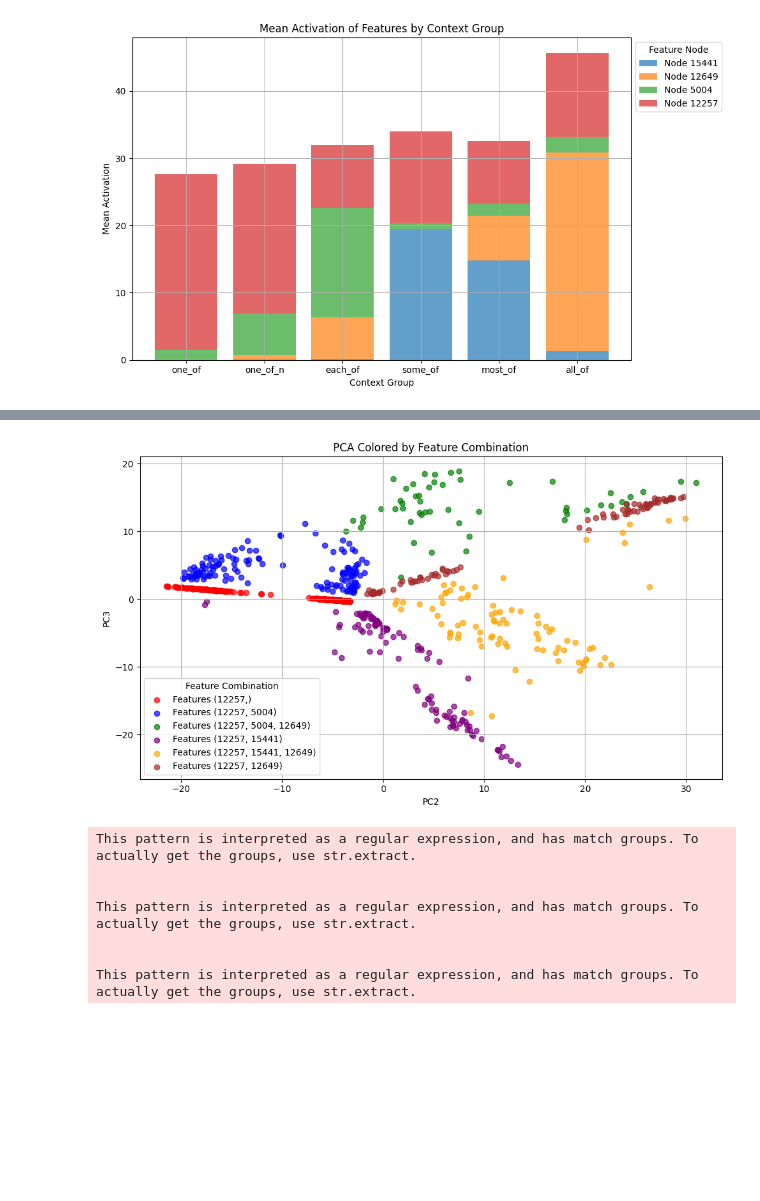
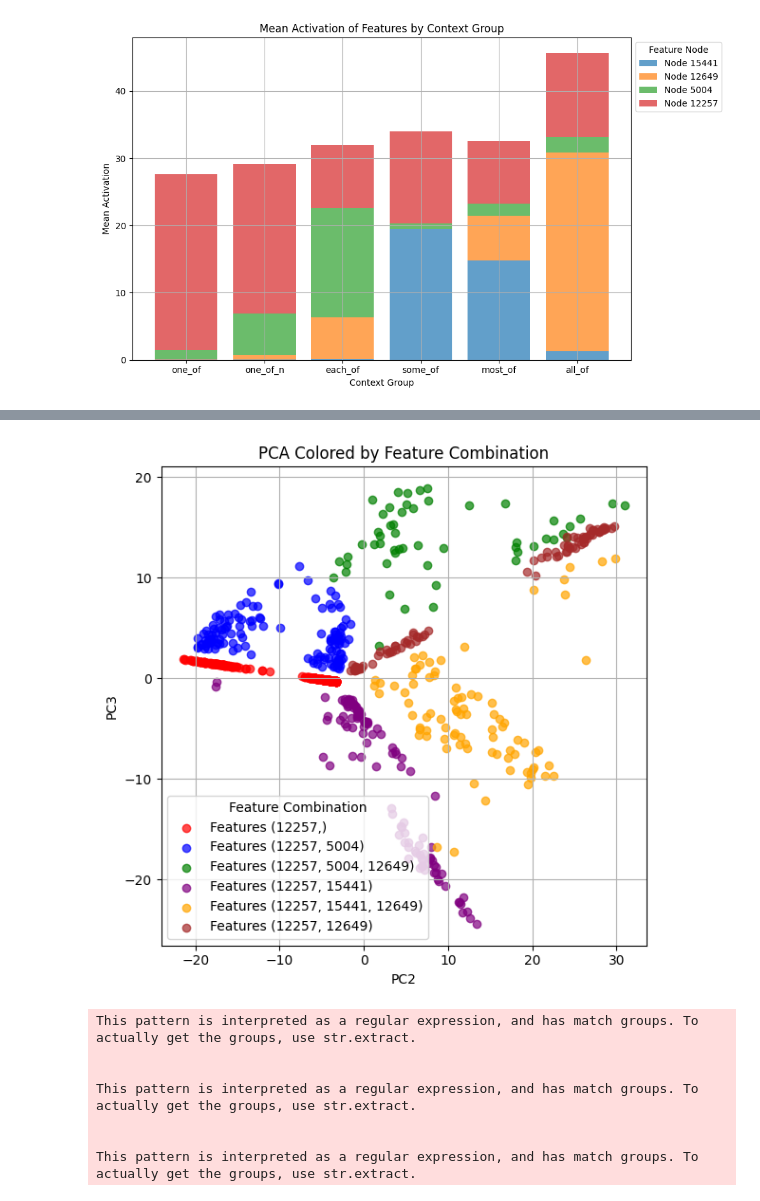
Before and after one commit to MClarke1991/sae_cooccurrence, a Jupyter notebook: src/example_clusters/gemma_one_of_4740_layer_12_1_5_activation_100_batch_100_pca.ipynb, the cells around one changed output, grey strips where cells are left out. Drawn from its saved outputs; the diff is of its cells as text; code cells hidden in the pictures; blank space fills up the shorter version.

Commit message:
change: update readme and neaten plots

```diff
--- a/src/example_clusters/gemma_one_of_4740_layer_12_1_5_activation_100_batch_100_pca.ipynb
+++ b/src/example_clusters/gemma_one_of_4740_layer_12_1_5_activation_100_batch_100_pca.ipynb
@@ -121,7 +122,9 @@ class ReprocessedResults:
     all_max_feature_info: torch.Tensor
 
 
-def reprocess_results_to_processed_examples(existing_results):
+def reprocess_results_to_processed_examples(
+    existing_results: dict,
+) -> ReprocessedResults:
     """
     Reprocess existing results to match the ProcessedExamples class format.
 
@@ -131,8 +134,10 @@ def reprocess_results_to_processed_examples(existing_results):
     Returns:
         ProcessedExamples: A new instance of ProcessedExamples with reprocessed data.
     """
-    all_graph_feature_acts = existing_results["all_graph_feature_acts"]
-    all_max_feature_info = existing_results["all_max_feature_info"]
+    all_graph_feature_acts = torch.from_numpy(
+        existing_results["all_graph_feature_acts"]
+    )
+    all_max_feature_info = torch.from_numpy(existing_results["all_max_feature_info"])
 
     # Create a new ProcessedExamples object
     return ReprocessedResults(
@@ -496,7 +501,7 @@ def plot_pca_colored_by_feature_combination(
         masks[combination] = exact_mask & no_extra_features
 
     # Plot PCA with colors based on feature combinations
-    plt.figure(figsize=(10, 6))
+    plt.figure(figsize=(6, 6))
     for combination, mask in masks.items():
         plt.scatter(
             pca_df.loc[mask, "PC2"],
@@ -520,12 +525,12 @@ def plot_pca_colored_by_feature_combination(
 # %%
 plot_pca_colored_by_feature_combination(
     pca_df,
-    reprocessed_results.all_graph_feature_acts,
+    reprocessed_results.all_graph_feature_acts.cpu().numpy(),
     fs_splitting_nodes,
     threshold=1.5,
 )
 # %% [output]
-[figure, old version]
+[figure, new version]
 # %%
 # some of many of most of almost all of
 
```
Also changed, not shown: parts of 6 cells of this notebook, 1 other file.
